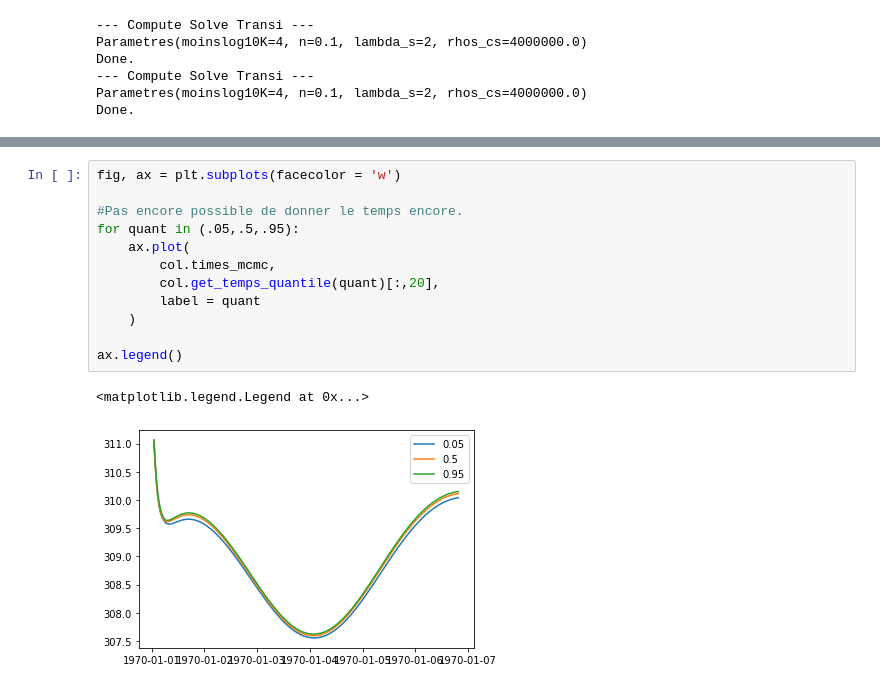
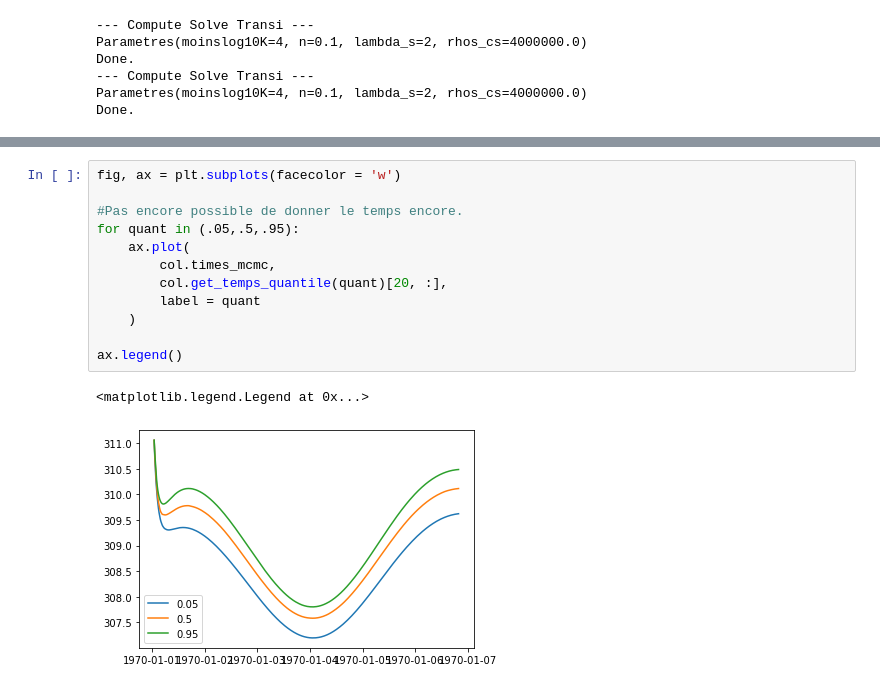
Before and after one commit to ameliemelorene/pyheatmy2022, a Jupyter notebook: demo.ipynb, the cells around one changed output, grey strips where cells are left out. Drawn from its saved outputs; the diff is of its cells as text.

```diff
--- a/demo.ipynb
+++ b/demo.ipynb
@@ -226,15 +226,15 @@ Text(0, 0.5, 'time (s)')
 # %%
 fig, ax = plt.subplots(facecolor = 'w')
 
 #Pas encore possible de donner le temps encore.
 for quant in (.05,.5,.95):
     ax.plot(
         col.times_mcmc,
-        col.get_temps_quantile(quant)[:,20],
+        col.get_temps_quantile(quant)[20, :],
         label = quant
     )
 
 ax.legend()
 # %% [output]
 <matplotlib.legend.Legend at 0x...>
-[figure, old version]
+[figure, new version]
```
Also changed, not shown: parts of 10 cells of this notebook, 2 other files.
